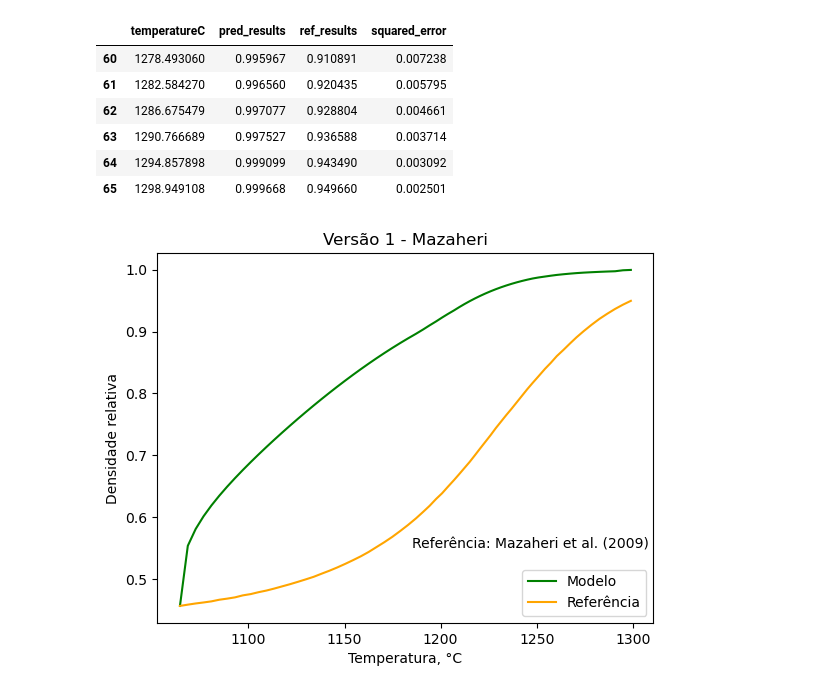
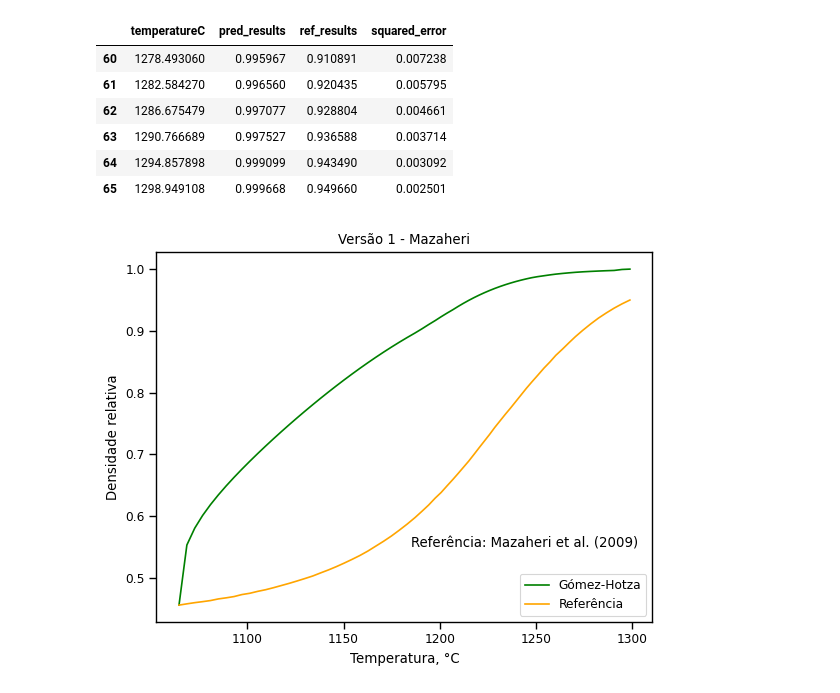
Before and after one commit to gupaulasan/sintering-densification-prediction, a Jupyter notebook: Model_GomezHotzaV1.ipynb, the cells around one changed output. Saved outputs shown, nothing was run; the diff lists cells and outputs as text; code cells hidden in the pictures.

```diff
--- a/Model_GomezHotzaV1.ipynb
+++ b/Model_GomezHotzaV1.ipynb
@@ -3,6 +3,8 @@ import pandas as pd
 import numpy as np
 import seaborn as sns
 import matplotlib.pyplot as plt
+# %%
+sns.set_context('paper')
 # %%
 def read_clean_csv(file:object, double_headed = True, x='temperatureC', y='density'):
     """
@@ -232,14 +234,14 @@ Best params: {'A': 100, 'Ea': 150000.0, 'n': 0.35, 'RMSE': 0.22479380585465755}
 | 64 | 1294.857898 | 0.999099 | 0.943490 | 0.003092 |
 | 65 | 1298.949108 | 0.999668 | 0.949660 | 0.002501 |
 # %%
-sns.lineplot(data=predict_mazaheri2K, x='temperatureC', y='pred_results', label='Modelo', color='green',)
+sns.lineplot(data=predict_mazaheri2K, x='temperatureC', y='pred_results', label='Gómez-Hotza', color='green',)
 sns.lineplot(data=predict_mazaheri2K, x='temperatureC', y='ref_results', label='Referência', color='orange')
 # sns.lineplot(data=ytzp_maza, x='temperatureC', y='density', label='Gómez-Hotza', color='green')
 plt.ylabel('Densidade relativa')
 plt.xlabel('Temperatura, °C')
 plt.title('Versão 1 - Mazaheri')
 plt.text(1185, 0.55, "Referência: Mazaheri et al. (2009)")
 plt.legend(loc=4)
 plt.show()
 # %% [output]
-[figure, old version]
+[figure, new version]
```
Also changed, not shown: parts of 1 cell of this notebook.
